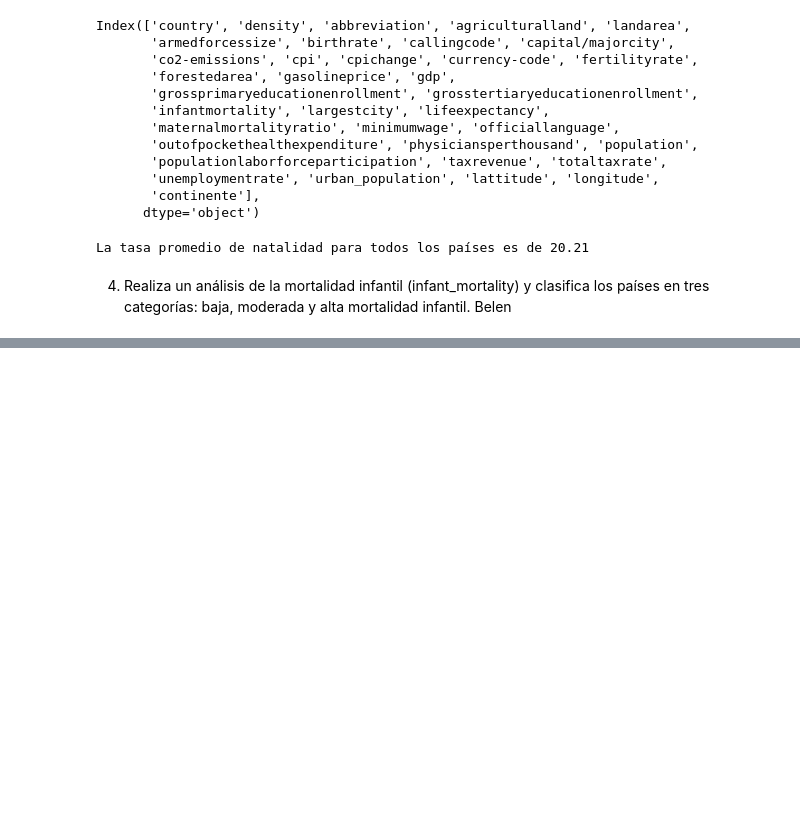
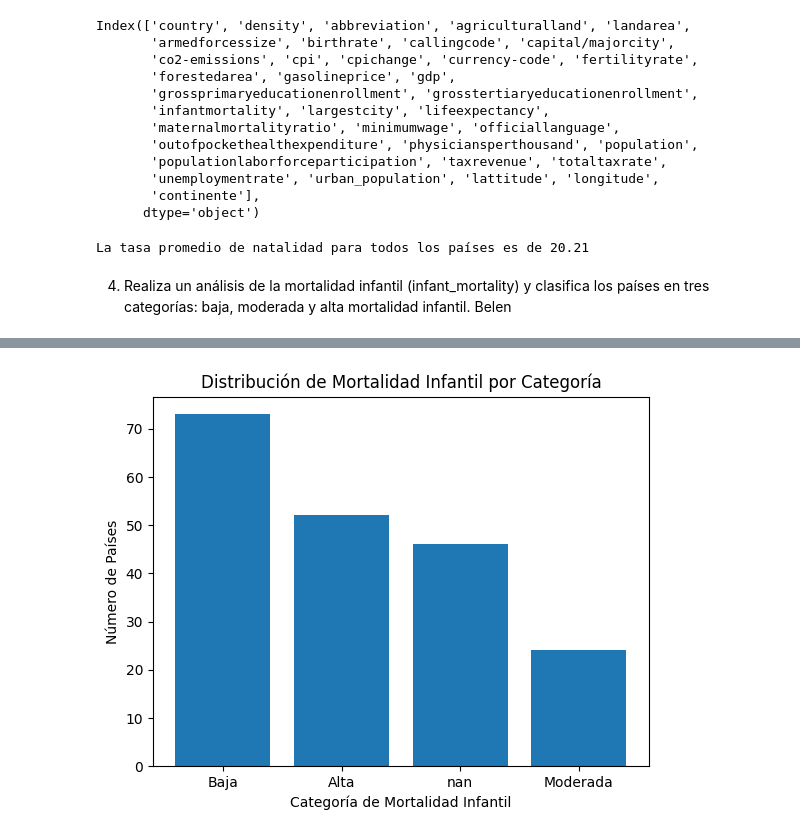
Before and after one commit to Adalab/da-promo-F-modulo3-sprint2-pairprogramming-Ana-Belen, a Jupyter notebook: Pair_estadistica_descriptiva.ipynb, the cells around one changed output, grey strips where cells are left out. Cells and saved outputs as stored; diff of their text form; code cells hidden in the pictures; blank space fills up the shorter version.

```diff
--- a/Pair_estadistica_descriptiva.ipynb
+++ b/Pair_estadistica_descriptiva.ipynb
@@ -148,0 +140,11 @@ sns.histplot(x = "infantmortality",
+# %%
+# Definir los límites para las categorías
+baja = 10
+moderada = 20
+alta =30
+df.loc[df['infantmortality'] < baja, 'mortalidad_infantil_categoria'] = 'Baja'
+if moderada is not None:
+    df.loc[df['infantmortality'] > moderada, 'mortalidad_infantil_categoria'] = 'Moderada'
+if alta is not None:
+    df.loc[df['infantmortality'] > alta, 'mortalidad_infantil_categoria'] = 'Alta'
+df.head(2)
@@ -148,0 +173,11 @@ sns.histplot(x = "infantmortality",
+# %%
+
+conteo_categorias = df['mortalidad_infantil_categoria'].value_counts()
+plt.bar(conteo_categorias.index, conteo_categorias)
+
+plt.xlabel('Categoría de Mortalidad Infantil')
+plt.ylabel('Número de Países')
+plt.title('Distribución de Mortalidad Infantil por Categoría')
+plt.show()
+# %% [output]
+[figure, added]
```
Also changed, not shown: parts of 7 cells of this notebook.
